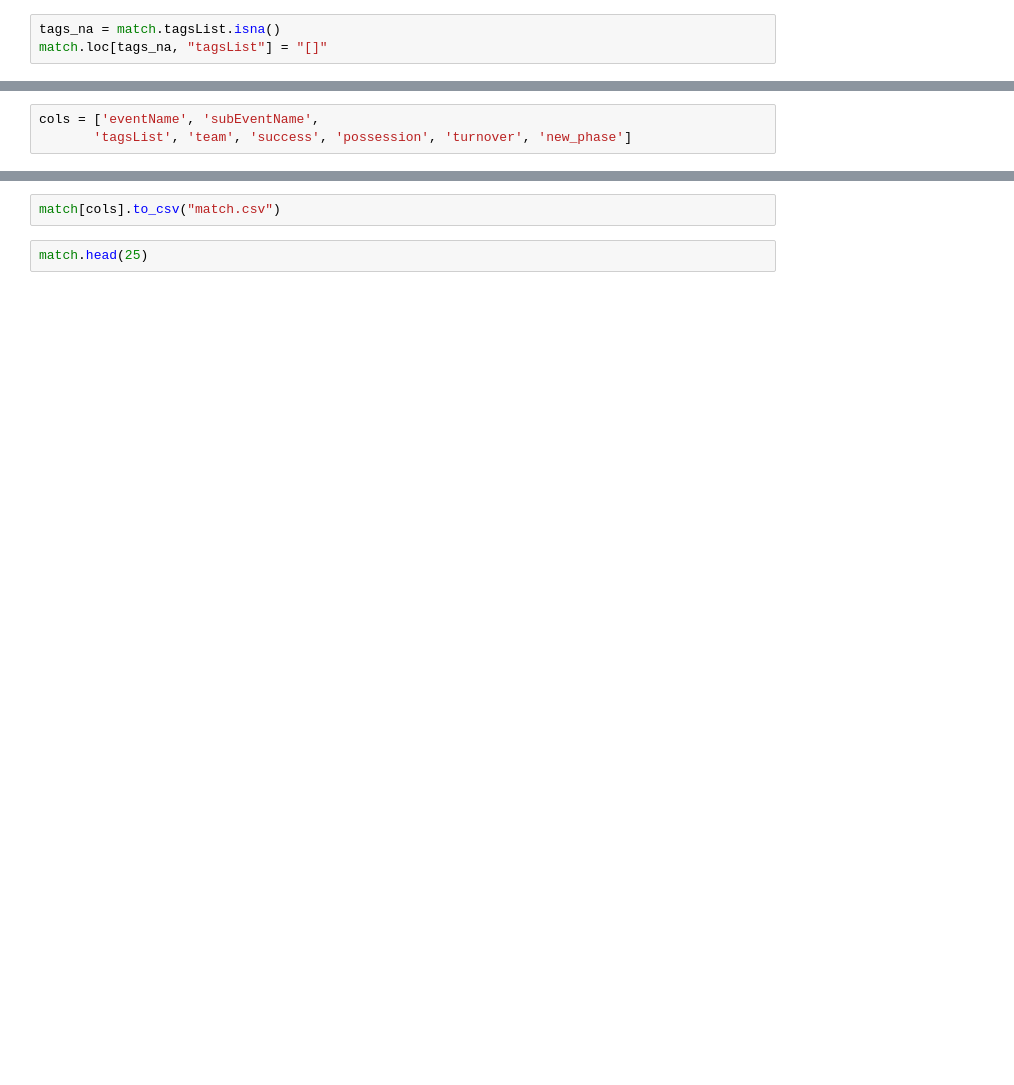
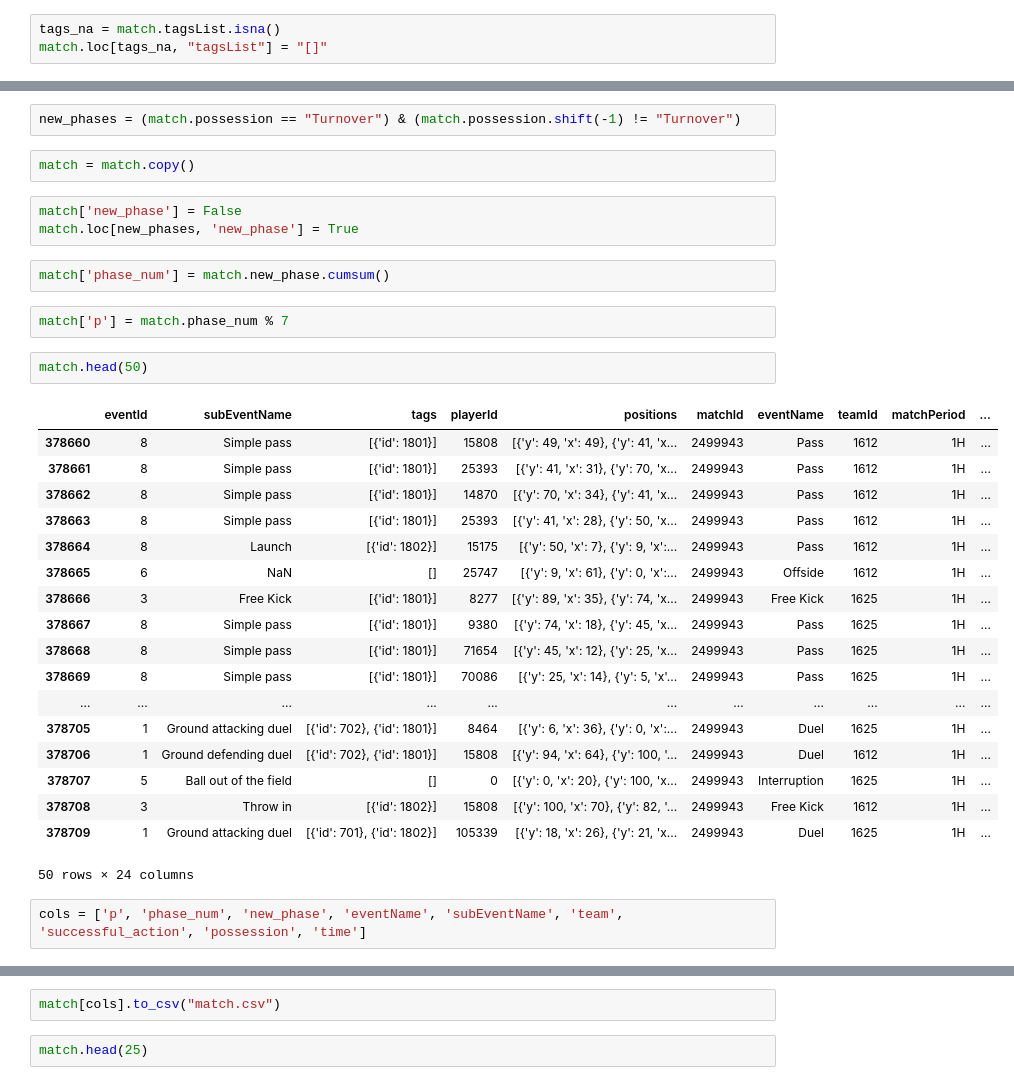
Before and after one commit to stephen989/football-analysis, a Jupyter notebook: match_phases.ipynb, the cells around one changed output, grey strips where cells are left out. Cells and saved outputs as stored; diff of their text form; blank space fills up the shorter version.

```diff
--- a/match_phases.ipynb
+++ b/match_phases.ipynb
@@ -115,3 +111,34 @@ match.loc[unsuccessful_pass, 'new_phase'] = True
+# %%
+new_phases = (match.possession == "Turnover") & (match.possession.shift(-1) != "Turnover")
+# %%
+match = match.copy()
+# %%
+match['new_phase'] = False
+match.loc[new_phases, 'new_phase'] = True
+# %%
+match['phase_num'] = match.new_phase.cumsum()
+# %%
+match['p'] = match.phase_num % 7
+# %%
+match.head(50)
+# %% [output]
+|  | eventId | subEventName | tags | playerId | positions | matchId | eventName | teamId | matchPeriod | ... |
+| 378660 | 8 | Simple pass | [{'id': 1801}] | 15808 | [{'y': 49, 'x': 49}, {'y': 41, 'x... | 2499943 | Pass | 1612 | 1H | ... |
+| 378661 | 8 | Simple pass | [{'id': 1801}] | 25393 | [{'y': 41, 'x': 31}, {'y': 70, 'x... | 2499943 | Pass | 1612 | 1H | ... |
+| 378662 | 8 | Simple pass | [{'id': 1801}] | 14870 | [{'y': 70, 'x': 34}, {'y': 41, 'x... | 2499943 | Pass | 1612 | 1H | ... |
+| 378663 | 8 | Simple pass | [{'id': 1801}] | 25393 | [{'y': 41, 'x': 28}, {'y': 50, 'x... | 2499943 | Pass | 1612 | 1H | ... |
+| 378664 | 8 | Launch | [{'id': 1802}] | 15175 | [{'y': 50, 'x': 7}, {'y': 9, 'x':... | 2499943 | Pass | 1612 | 1H | ... |
+| 378665 | 6 | NaN | [] | 25747 | [{'y': 9, 'x': 61}, {'y': 0, 'x':... | 2499943 | Offside | 1612 | 1H | ... |
+| 378666 | 3 | Free Kick | [{'id': 1801}] | 8277 | [{'y': 89, 'x': 35}, {'y': 74, 'x... | 2499943 | Free Kick | 1625 | 1H | ... |
+| 378667 | 8 | Simple pass | [{'id': 1801}] | 9380 | [{'y': 74, 'x': 18}, {'y': 45, 'x... | 2499943 | Pass | 1625 | 1H | ... |
+| 378668 | 8 | Simple pass | [{'id': 1801}] | 71654 | [{'y': 45, 'x': 12}, {'y': 25, 'x... | 2499943 | Pass | 1625 | 1H | ... |
+| 378669 | 8 | Simple pass | [{'id': 1801}] | 70086 | [{'y': 25, 'x': 14}, {'y': 5, 'x'... | 2499943 | Pass | 1625 | 1H | ... |
+| ... | ... | ... | ... | ... | ... | ... | ... | ... | ... | ... |
+| 378705 | 1 | Ground attacking duel | [{'id': 702}, {'id': 1801}] | 8464 | [{'y': 6, 'x': 36}, {'y': 0, 'x':... | 2499943 | Duel | 1625 | 1H | ... |
+| 378706 | 1 | Ground defending duel | [{'id': 702}, {'id': 1801}] | 15808 | [{'y': 94, 'x': 64}, {'y': 100, '... | 2499943 | Duel | 1612 | 1H | ... |
+| 378707 | 5 | Ball out of the field | [] | 0 | [{'y': 0, 'x': 20}, {'y': 100, 'x... | 2499943 | Interruption | 1625 | 1H | ... |
+| 378708 | 3 | Throw in | [{'id': 1802}] | 15808 | [{'y': 100, 'x': 70}, {'y': 82, '... | 2499943 | Free Kick | 1612 | 1H | ... |
+| 378709 | 1 | Ground attacking duel | [{'id': 701}, {'id': 1802}] | 105339 | [{'y': 18, 'x': 26}, {'y': 21, 'x... | 2499943 | Duel | 1625 | 1H | ... |
+50 rows × 24 columns
 # %%
-cols = ['eventName', 'subEventName',
-       'tagsList', 'team', 'success', 'possession', 'turnover', 'new_phase']
+cols = ['p', 'phase_num', 'new_phase', 'eventName', 'subEventName', 'team', 'successful_action', 'possession', 'time']
```
Also changed, not shown: parts of 27 cells of this notebook.
